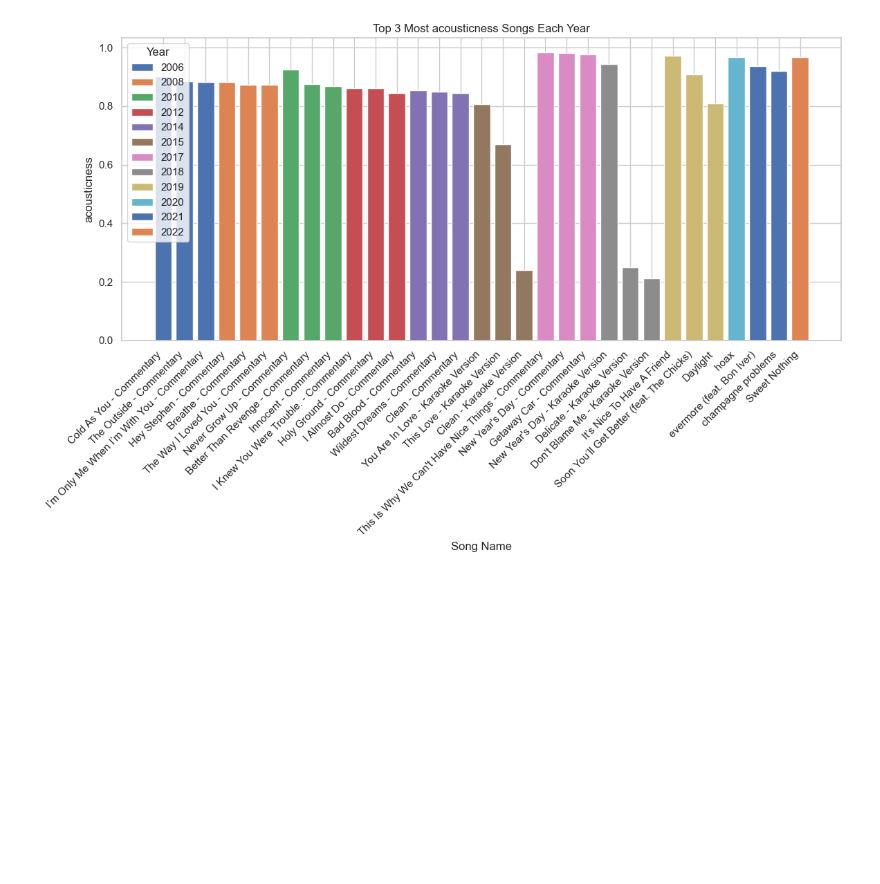
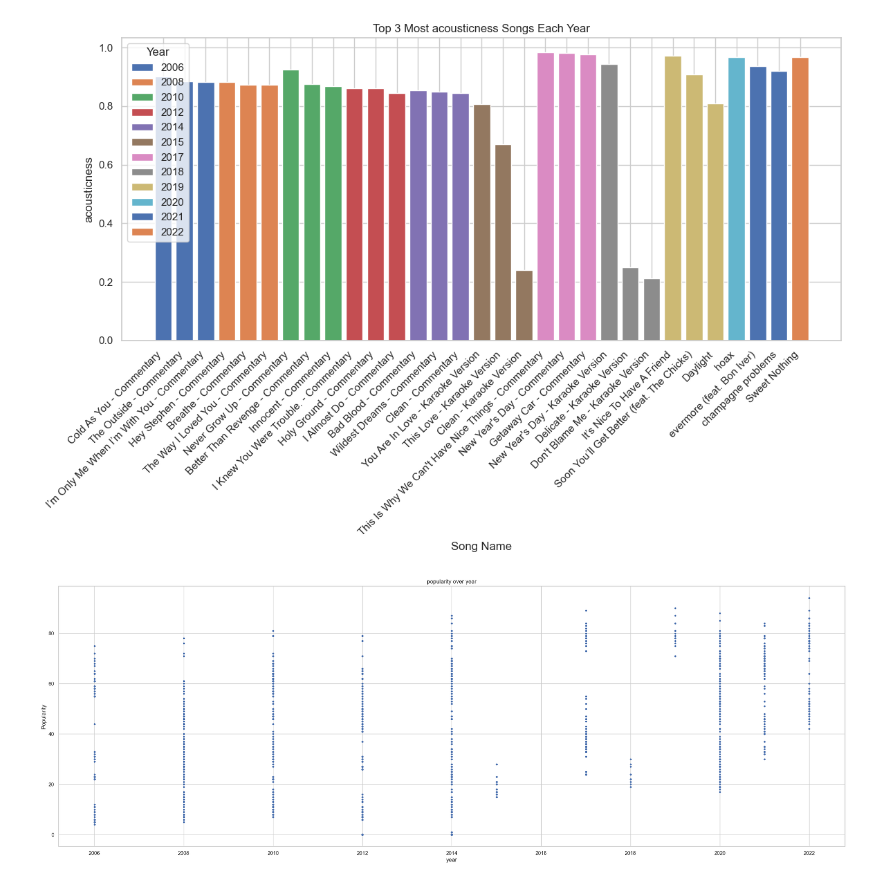
Before and after one commit to yussyafridayusfi/Spotify-EDA-TaylorSwift, a Jupyter notebook: data_viz.ipynb, the cells around one changed output. Saved outputs shown, nothing was run; the diff lists cells and outputs as text; code cells hidden in the pictures; blank space fills up the shorter version.

Commit message:
update plotting

```diff
--- a/data_viz.ipynb
+++ b/data_viz.ipynb
@@ -231,3 +231,15 @@ plt.tight_layout()
 plt.show()
 # %% [output]
 [figure]
+# %%
+plt.figure(figsize=(30, 10))
+
+xs = df["release_year"].to_numpy()
+ys = df["popularity"].to_numpy()
+plt.ylabel('Popularity')
+plt.xlabel('year')
+plt.title("popularity over year")
+plt.plot(xs, ys, '.')
+plt.show()
+# %% [output]
+[figure, added]
```
Also changed, not shown: parts of 2 cells of this notebook.
